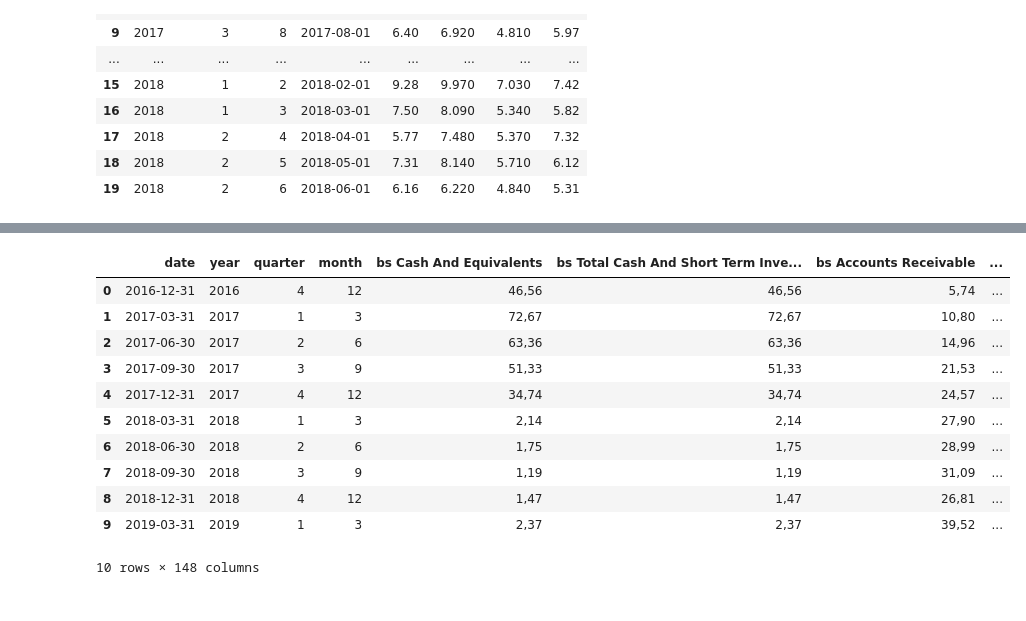
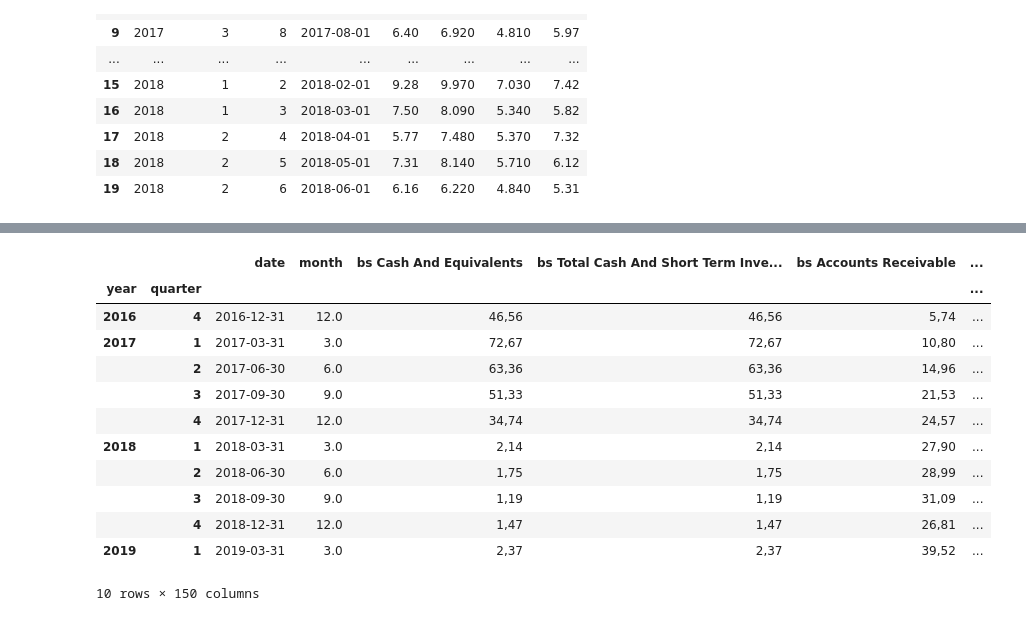
Before and after one commit to weignerp/python, a Jupyter notebook: scikit/company.ipynb, the cells around one changed output, grey strips where cells are left out. Cells and saved outputs as stored; diff of their text form; code cells hidden in the pictures.

```diff
--- a/scikit/company.ipynb
+++ b/scikit/company.ipynb
@@ -141,0 +145,4 @@ def move_column_to_front(df, col_to_move):
+# %%
+# quarterly_data[:10]
+merged.set_index(['year', 'quarter'], inplace=True)
+quarterly_data.set_index(['year', 'quarter'], inplace=True)
@@ -142,20 +164,26 @@ def move_column_to_front(df, col_to_move):
+# %%
+q_data = pd.merge(merged, quarterly_data, right_index=True, left_index=True, how='outer', validate='1:1', sort=True) # yearly_data
+
+q_data.insert(0, 'date', q_data['date_x'])
+q_data.drop(['date_x', 'date_y'], axis=1, inplace=True)
 # %%
 # merged.to_csv('../data/merged.csv', index=True, encoding='utf-8', sep='\t')
 
-merged[:10]
+q_data[:10]
 # %% [output]
-|  | date | year | quarter | month | bs Cash And Equivalents | bs Total Cash And Short Term Inve... | bs Accounts Receivable | ... |
-| 0 | 2016-12-31 | 2016 | 4 | 12 | 46,56 | 46,56 | 5,74 | ... |
-| 1 | 2017-03-31 | 2017 | 1 | 3 | 72,67 | 72,67 | 10,80 | ... |
-| 2 | 2017-06-30 | 2017 | 2 | 6 | 63,36 | 63,36 | 14,96 | ... |
-| 3 | 2017-09-30 | 2017 | 3 | 9 | 51,33 | 51,33 | 21,53 | ... |
-| 4 | 2017-12-31 | 2017 | 4 | 12 | 34,74 | 34,74 | 24,57 | ... |
-| 5 | 2018-03-31 | 2018 | 1 | 3 | 2,14 | 2,14 | 27,90 | ... |
-| 6 | 2018-06-30 | 2018 | 2 | 6 | 1,75 | 1,75 | 28,99 | ... |
-| 7 | 2018-09-30 | 2018 | 3 | 9 | 1,19 | 1,19 | 31,09 | ... |
-| 8 | 2018-12-31 | 2018 | 4 | 12 | 1,47 | 1,47 | 26,81 | ... |
-| 9 | 2019-03-31 | 2019 | 1 | 3 | 2,37 | 2,37 | 39,52 | ... |
+|  |  | date | month | bs Cash And Equivalents | bs Total Cash And Short Term Inve... | bs Accounts Receivable | ... |
+| year | quarter |  |  |  |  |  | ... |
+| 2016 | 4 | 2016-12-31 | 12.0 | 46,56 | 46,56 | 5,74 | ... |
+| 2017 | 1 | 2017-03-31 | 3.0 | 72,67 | 72,67 | 10,80 | ... |
+|  | 2 | 2017-06-30 | 6.0 | 63,36 | 63,36 | 14,96 | ... |
+|  | 3 | 2017-09-30 | 9.0 | 51,33 | 51,33 | 21,53 | ... |
+|  | 4 | 2017-12-31 | 12.0 | 34,74 | 34,74 | 24,57 | ... |
+| 2018 | 1 | 2018-03-31 | 3.0 | 2,14 | 2,14 | 27,90 | ... |
+|  | 2 | 2018-06-30 | 6.0 | 1,75 | 1,75 | 28,99 | ... |
+|  | 3 | 2018-09-30 | 9.0 | 1,19 | 1,19 | 31,09 | ... |
+|  | 4 | 2018-12-31 | 12.0 | 1,47 | 1,47 | 26,81 | ... |
+| 2019 | 1 | 2019-03-31 | 3.0 | 2,37 | 2,37 | 39,52 | ... |
-10 rows × 148 columns
+10 rows × 150 columns
 # %%
 import re
 
```
Also changed, not shown: parts of 10 cells of this notebook, 1 other file.
